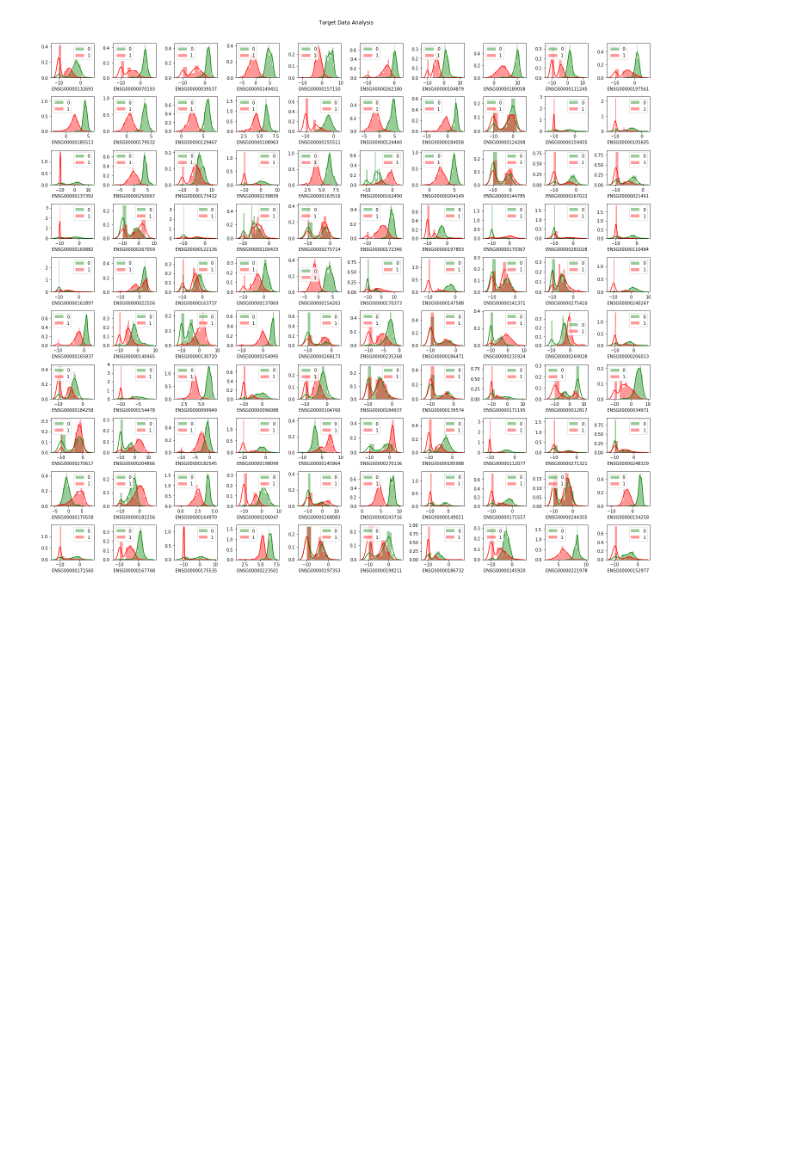
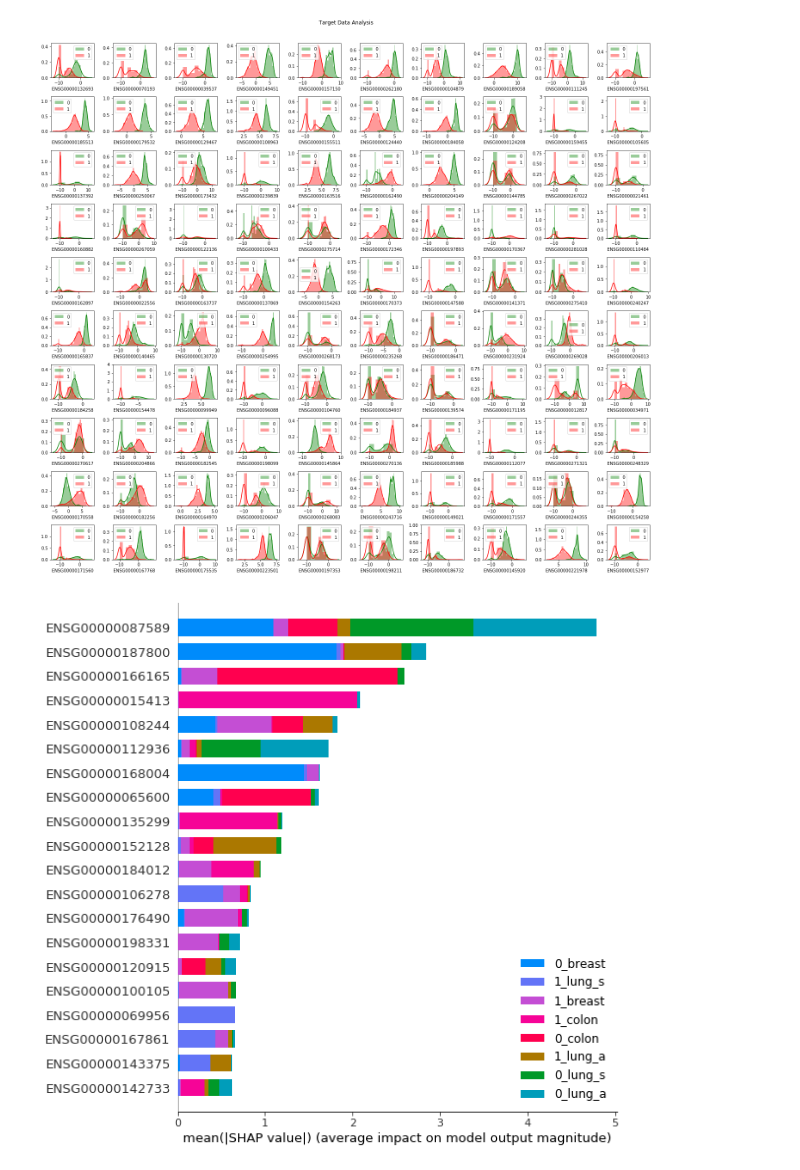
Before and after one commit to mikesamir/oncological_gene_expression_analysis, a Jupyter notebook: Bin.ipynb, the cells around one changed output. Saved outputs shown, nothing was run; the diff lists cells and outputs as text; code cells hidden in the pictures; blank space fills up the shorter version.

```diff
--- a/Bin.ipynb
+++ b/Bin.ipynb
@@ -144,0 +147,6 @@ def model_barplot(self, model_scores):
+# %%
+explainer = shap.TreeExplainer(model)
+shap_values = explainer.shap_values(X_test.sample(100, axis = 1, random_state = 562001),approximate=True)
+shap.summary_plot(shap_values, X_test.sample(100, axis = 1, random_state = 562001), plot_type="bar", class_names = model.classes_)
+# %% [output]
+[figure, added]
```
Also changed, not shown: parts of 2 cells of this notebook, 6 other files.
